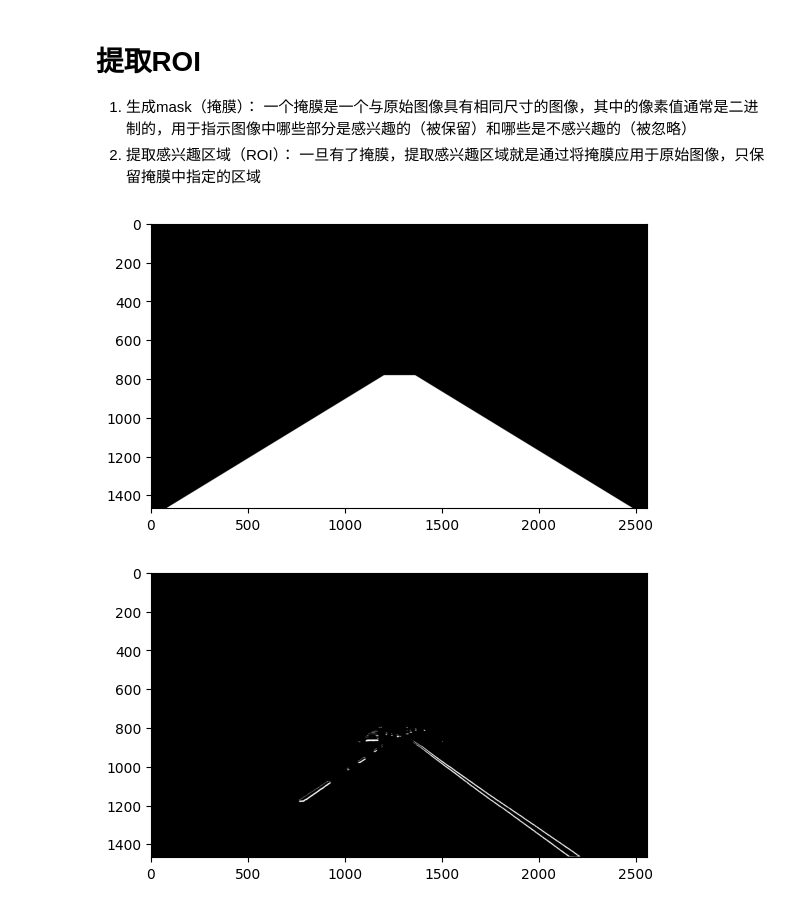
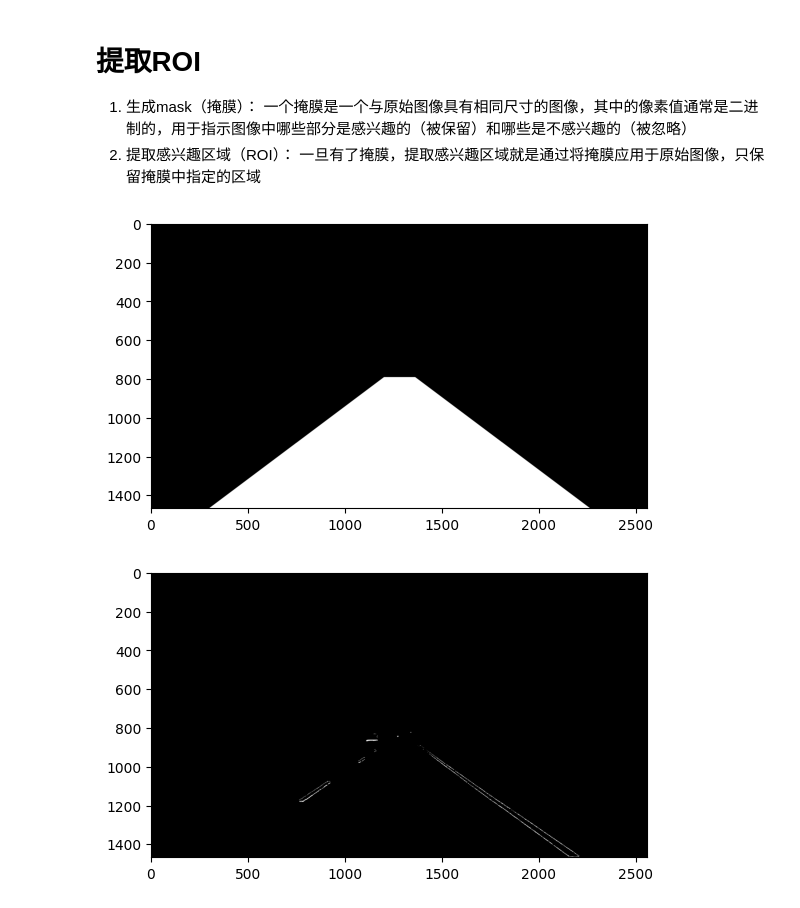
Before and after one commit to zrc0622/HIT-CV, a Jupyter notebook: 实验/实验二/code/main.ipynb, the cells around one changed output. Saved outputs shown, nothing was run; the diff lists cells and outputs as text; code cells hidden in the pictures.

```diff
--- a/实验/实验二/code/main.ipynb
+++ b/实验/实验二/code/main.ipynb
@@ -137,8 +137,8 @@ plt.title('non-maximum')
 plt.imshow(canny_img2, cmap='gray')
 
 # 双阈值检测
-low = 20
-high = 50
+low = 30
+high = 40
 
 canny_img2[(canny_img2 >= low) & (canny_img2 <= high)] = 255
 canny_img2[canny_img2 < low] = 0
@@ -174,30 +174,30 @@ plt.show()
 1. 生成mask（掩膜）： 一个掩膜是一个与原始图像具有相同尺寸的图像，其中的像素值通常是二进制的，用于指示图像中哪些部分是感兴趣的（被保留）和哪些是不感兴趣的（被忽略）
 2. 提取感兴趣区域（ROI）： 一旦有了掩膜，提取感兴趣区域就是通过将掩膜应用于原始图像，只保留掩膜中指定的区域
 # %%
-import  cv2
+import cv2
 
 # 定义ROI区域
 height, width = canny_img3.shape
-roi_vertices = [(80, height), (width / 2-80, height / 2+50), (width / 2+80, height / 2+50), (width-80, height)]
+roi_vertices = [(300, height), (width / 2-80, height / 2+60), (width / 2+80, height / 2+60), (width-300, height)]
 
 # 创建掩膜
 mask = np.zeros_like(canny_img3)
 cv2.fillPoly(mask, [np.array(roi_vertices, np.int32)], 255)
 
 # 应用掩膜
-masked_edges = cv2.bitwise_and(canny_img3, mask)
+masked_img = cv2.bitwise_and(canny_img3, mask)
 
 
 # 显示原始图像和处理后的图像
 mask = np.zeros((height, width), dtype=np.uint8)
 cv2.fillPoly(mask, [np.array(roi_vertices, np.int32)], 255)
 
 # 显示掩膜
 plt.figure(6)
 plt.imshow(mask, cmap='gray')
 plt.figure(7)
-plt.imshow(masked_edges, cmap='gray')
+plt.imshow(masked_img, cmap='gray')
 plt.show()
 # %% [output]
-[figure, old version]
+[figure, new version]
-[figure, old version]
+[figure, new version]
```
Also changed, not shown: parts of 3 cells of this notebook.
